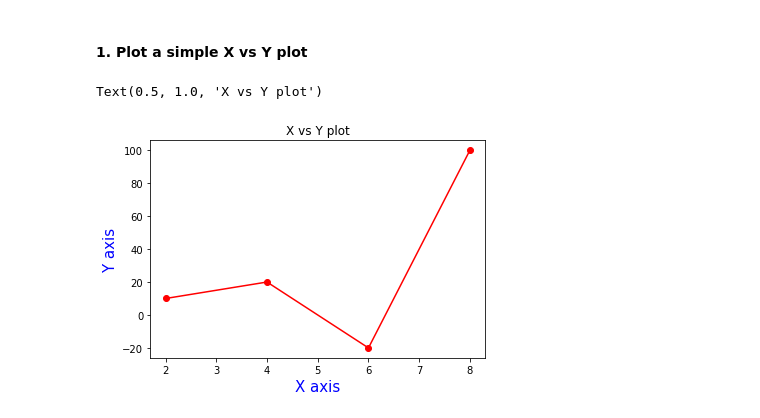
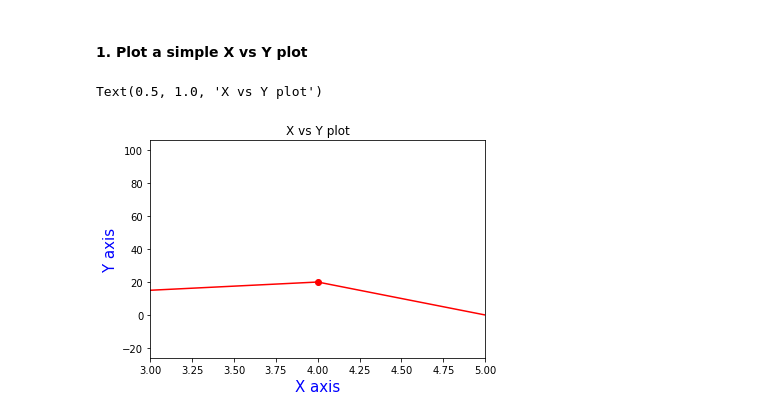
Before and after one commit to aipankajmishra/matplotlib-hands-on, a Jupyter notebook: matplotlib-practice.ipynb, the cells around one changed output. Saved outputs shown, nothing was run; the diff lists cells and outputs as text; code cells hidden in the pictures.

```diff
--- a/matplotlib-practice.ipynb
+++ b/matplotlib-practice.ipynb
@@ -21,8 +21,9 @@ True
 # %%
 plt.plot([2,4,6,8],[10,20,-20,100],marker='o',color='red')
 plt.xlabel('X axis',fontsize=15,color ='blue')
 plt.ylabel('Y axis',fontsize=15,color ='blue')
+plt.xlim(3,5)    # Focus on a plot between x = 3 and x = 5.Comment this line to plot complete figure and not a focused one.
 plt.title("X vs Y plot")
 # %% [output]
 Text(0.5, 1.0, 'X vs Y plot')
-[figure, old version]
+[figure, new version]
```
Also changed, not shown: parts of 5 cells of this notebook.
